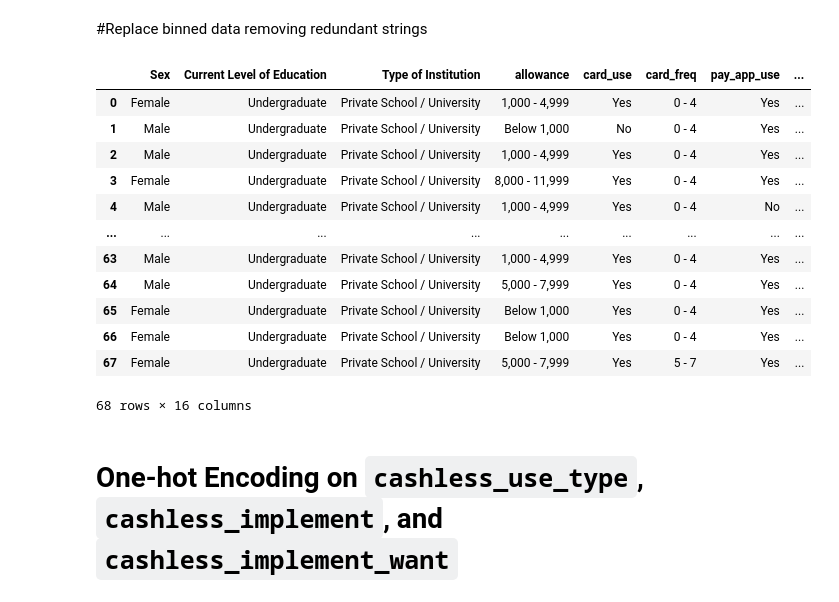
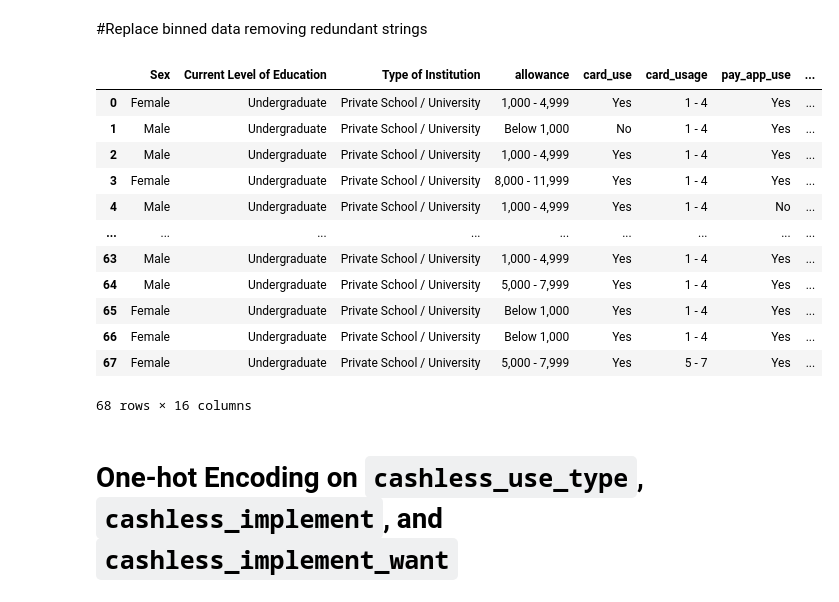
Before and after one commit to geosefuy/sthciux-cashless, a Jupyter notebook: [STHCIUX] Needfinding Study Exploratory Data Analysis.ipynb, the cells around one changed output. Drawn from its saved outputs; the diff is of its cells as text; code cells hidden in the pictures.

```diff
--- a/[STHCIUX] Needfinding Study Exploratory Data Analysis.ipynb
+++ b/[STHCIUX] Needfinding Study Exploratory Data Analysis.ipynb
@@ -53,32 +53,32 @@ responses_df
 # %% [markdown]
 #Replace binned data removing redundant strings
 # %%
-responses_df['card_freq'] = responses_df['card_freq'].str.replace('4 times or less', '0 - 4')
-responses_df['pay_app_freq'] = responses_df['pay_app_freq'].str.replace('4 times or less', '0 - 4')
-responses_df['cashless_freq'] = responses_df['cashless_freq'].str.replace('4 times or less', '0 - 4')
-responses_df['cashless_encounter'] = responses_df['cashless_encounter'].str.replace('4 times or less', '0 - 4')
-responses_df['card_freq'] = responses_df['card_freq'].str.replace('15 times or more', '> 15')
-responses_df['pay_app_freq'] = responses_df['pay_app_freq'].str.replace('15 times or more', '> 15')
-responses_df['cashless_freq'] = responses_df['cashless_freq'].str.replace('15 times or more', '> 15')
+responses_df['card_usage'] = responses_df['card_usage'].str.replace('4 times or less', '1 - 4')
+responses_df['pay_app_usage'] = responses_df['pay_app_usage'].str.replace('4 times or less', '1 - 4')
+responses_df['cashless_usage'] = responses_df['cashless_usage'].str.replace('4 times or less', '1 - 4')
+responses_df['cashless_encounter'] = responses_df['cashless_encounter'].str.replace('4 times or less', '1 - 4')
+responses_df['card_usage'] = responses_df['card_usage'].str.replace('15 times or more', '> 15')
+responses_df['pay_app_usage'] = responses_df['pay_app_usage'].str.replace('15 times or more', '> 15')
+responses_df['cashless_usage'] = responses_df['cashless_usage'].str.replace('15 times or more', '> 15')
 responses_df['cashless_encounter'] = responses_df['cashless_encounter'].str.replace('15 times or more', '> 15')
-responses_df['card_freq'] = responses_df['card_freq'].str.replace(' times', '')
-responses_df['pay_app_freq'] = responses_df['pay_app_freq'].str.replace(' times', '')
-responses_df['cashless_freq'] = responses_df['cashless_freq'].str.replace(' times', '')
+responses_df['card_usage'] = responses_df['card_usage'].str.replace(' times', '')
+responses_df['pay_app_usage'] = responses_df['pay_app_usage'].str.replace(' times', '')
+responses_df['cashless_usage'] = responses_df['cashless_usage'].str.replace(' times', '')
 responses_df['cashless_encounter'] = responses_df['cashless_encounter'].str.replace(' times', '')
 opinions_df = responses_df
 responses_df
 # %% [output]
-|  | Sex | Current Level of Education | Type of Institution | allowance | card_use | card_freq | pay_app_use | ... |
-| 0 | Female | Undergraduate | Private School / University | 1,000 - 4,999 | Yes | 0 - 4 | Yes | ... |
-| 1 | Male | Undergraduate | Private School / University | Below 1,000 | No | 0 - 4 | Yes | ... |
-| 2 | Male | Undergraduate | Private School / University | 1,000 - 4,999 | Yes | 0 - 4 | Yes | ... |
-| 3 | Female | Undergraduate | Private School / University | 8,000 - 11,999 | Yes | 0 - 4 | Yes | ... |
-| 4 | Male | Undergraduate | Private School / University | 1,000 - 4,999 | Yes | 0 - 4 | No | ... |
+|  | Sex | Current Level of Education | Type of Institution | allowance | card_use | card_usage | pay_app_use | ... |
+| 0 | Female | Undergraduate | Private School / University | 1,000 - 4,999 | Yes | 1 - 4 | Yes | ... |
+| 1 | Male | Undergraduate | Private School / University | Below 1,000 | No | 1 - 4 | Yes | ... |
+| 2 | Male | Undergraduate | Private School / University | 1,000 - 4,999 | Yes | 1 - 4 | Yes | ... |
+| 3 | Female | Undergraduate | Private School / University | 8,000 - 11,999 | Yes | 1 - 4 | Yes | ... |
+| 4 | Male | Undergraduate | Private School / University | 1,000 - 4,999 | Yes | 1 - 4 | No | ... |
 | ... | ... | ... | ... | ... | ... | ... | ... | ... |
-| 63 | Male | Undergraduate | Private School / University | 1,000 - 4,999 | Yes | 0 - 4 | Yes | ... |
-| 64 | Male | Undergraduate | Private School / University | 5,000 - 7,999 | Yes | 0 - 4 | Yes | ... |
-| 65 | Female | Undergraduate | Private School / University | Below 1,000 | Yes | 0 - 4 | Yes | ... |
-| 66 | Female | Undergraduate | Private School / University | Below 1,000 | Yes | 0 - 4 | Yes | ... |
+| 63 | Male | Undergraduate | Private School / University | 1,000 - 4,999 | Yes | 1 - 4 | Yes | ... |
+| 64 | Male | Undergraduate | Private School / University | 5,000 - 7,999 | Yes | 1 - 4 | Yes | ... |
+| 65 | Female | Undergraduate | Private School / University | Below 1,000 | Yes | 1 - 4 | Yes | ... |
+| 66 | Female | Undergraduate | Private School / University | Below 1,000 | Yes | 1 - 4 | Yes | ... |
 | 67 | Female | Undergraduate | Private School / University | 5,000 - 7,999 | Yes | 5 - 7 | Yes | ... |
 68 rows × 16 columns
 # %% [markdown]
```
Also changed, not shown: parts of 10 cells of this notebook.
